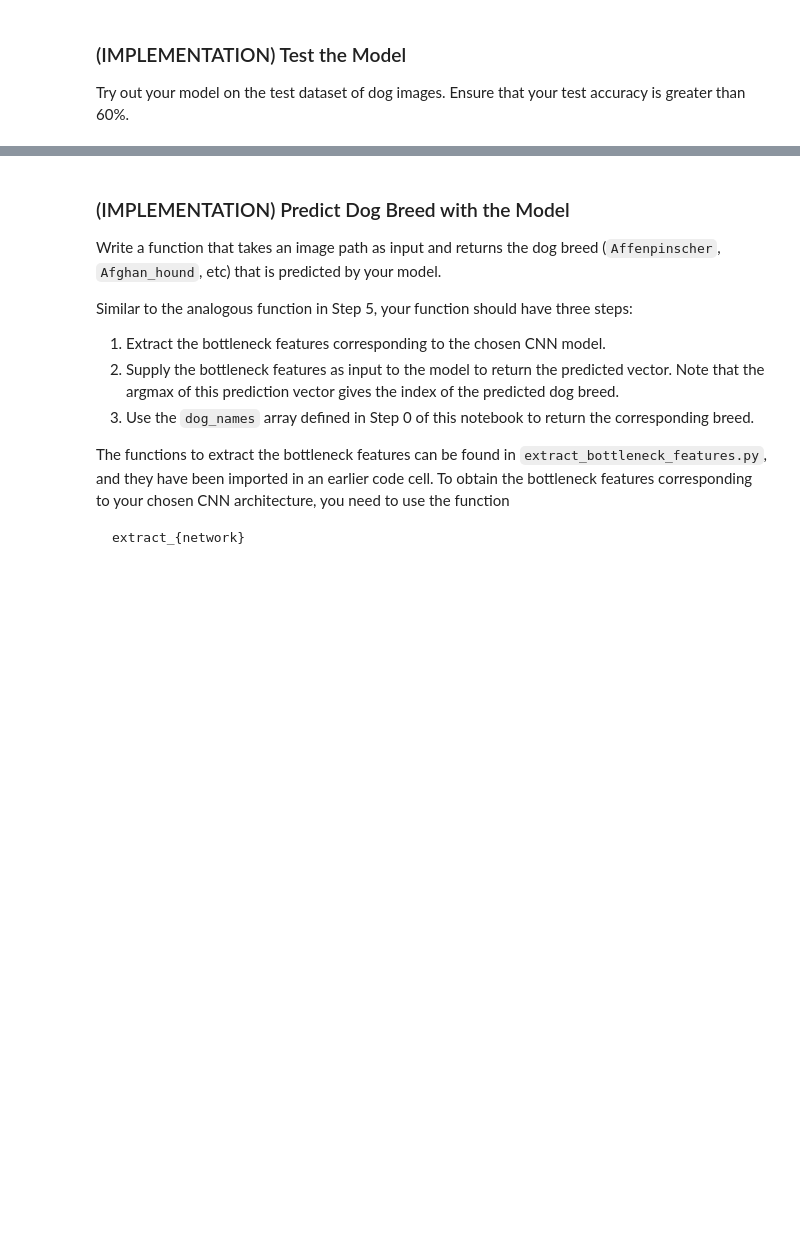
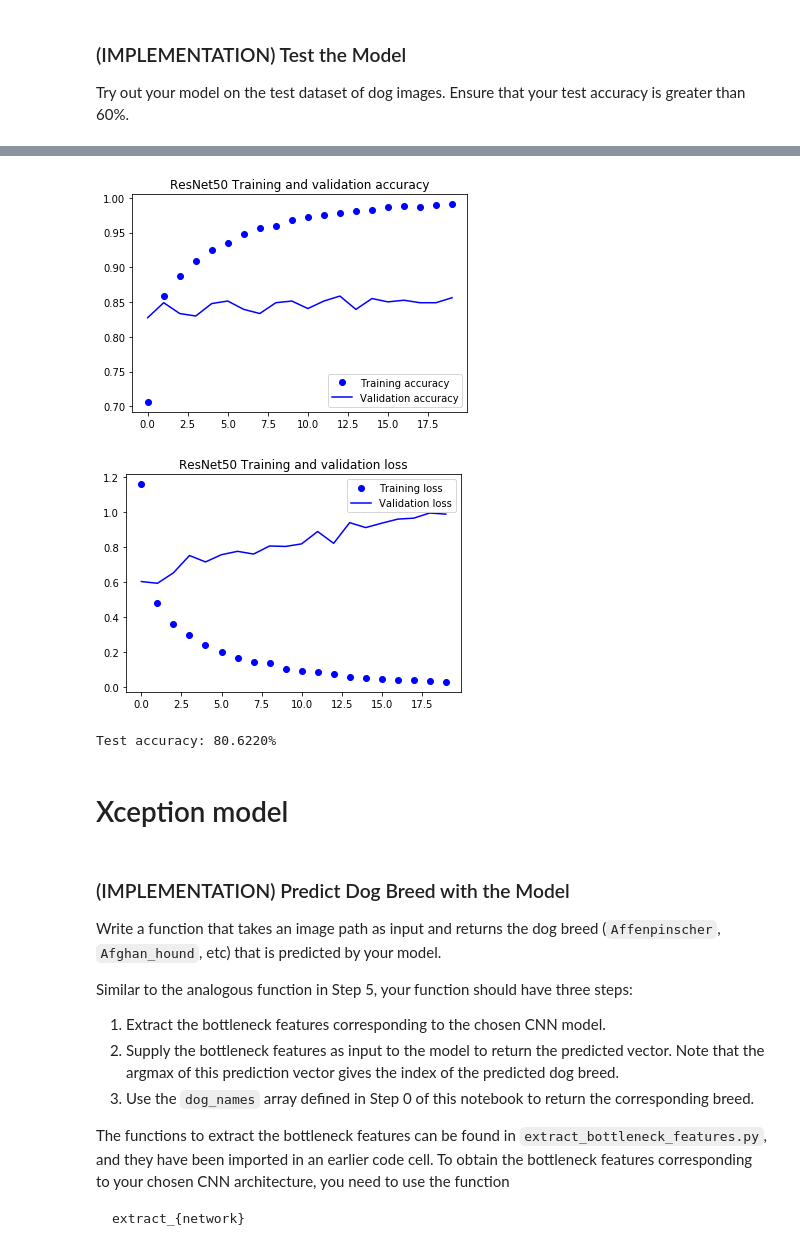
Before and after one commit to lincalexa/udacity_dog_breed, a Jupyter notebook: dog_app.ipynb, the cells around one changed output, grey strips where cells are left out. Saved outputs shown, nothing was run; the diff lists cells and outputs as text; code cells hidden in the pictures; blank space fills up the shorter version.

Commit message:
fix issue with glob import and add additional transfer learning models

```diff
--- a/dog_app.ipynb
+++ b/dog_app.ipynb
@@ -947,0 +950,13 @@ Test accuracy: 81.3397%
+# %%
+### TODO: Obtain bottleneck features from another pre-trained CNN.
+bottleneck_features = np.load('bottleneck_features/DogInceptionV3Data.npz')
+train_InceptionV3 = bottleneck_features['train']
+valid_InceptionV3 = bottleneck_features['valid']
+test_InceptionV3 = bottleneck_features['test']
+# %%
+### TODO: Define your architecture.
+InceptionV3_model = Sequential()
+InceptionV3_model.add(GlobalAveragePooling2D(input_shape=train_InceptionV3.shape[1:]))
+InceptionV3_model.add(Dense(133, activation='softmax'))
+
+InceptionV3_model.summary()
@@ -947,0 +975,12 @@ Test accuracy: 81.3397%
+# %%
+### TODO: Compile the model.
+InceptionV3_model.compile(loss='categorical_crossentropy', optimizer='rmsprop', metrics=['accuracy'])
+# %%
+### TODO: Train the model.
+
+checkpointer = ModelCheckpoint(filepath='saved_models/weights.best.InceptionV3.hdf5',
+                               verbose=1, save_best_only=True)
+
+InceptionV3_hist = InceptionV3_model.fit(train_InceptionV3, train_targets,
+          validation_data=(valid_InceptionV3, valid_targets),
+          epochs=20, batch_size=20, callbacks=[checkpointer], verbose=1)
@@ -947,0 +1005,19 @@ Test accuracy: 81.3397%
+# %%
+accuracy = InceptionV3_hist.history['acc']
+val_accuracy = InceptionV3_hist.history['val_acc']
+loss = InceptionV3_hist.history['loss']
+val_loss = InceptionV3_hist.history['val_loss']
+epochs = range(len(accuracy))
+plt.plot(epochs, accuracy, 'bo', label='Training accuracy')
+plt.plot(epochs, val_accuracy, 'b', label='Validation accuracy')
+plt.title('ResNet50 Training and validation accuracy')
+plt.legend()
+plt.figure()
+plt.plot(epochs, loss, 'bo', label='Training loss')
+plt.plot(epochs, val_loss, 'b', label='Validation loss')
+plt.title('ResNet50 Training and validation loss')
+plt.legend()
+plt.show()
+# %% [output]
+[figure, added]
+[figure, added]
@@ -947,0 +1027,12 @@ Test accuracy: 81.3397%
+# %%
+### TODO: Calculate classification accuracy on the test dataset.
+# get index of predicted dog breed for each image in test set
+InceptionV3_predictions = [np.argmax(InceptionV3_model.predict(np.expand_dims(feature, axis=0))) for feature in test_InceptionV3]
+
+# report test accuracy
+test_accuracy = 100*np.sum(np.array(InceptionV3_predictions)==np.argmax(test_targets, axis=1))/len(InceptionV3_predictions)
+print('Test accuracy: %.4f%%' % test_accuracy)
+# %% [output]
+Test accuracy: 80.6220%
+# %% [markdown]
+# Xception model
```
Also changed, not shown: parts of 26 cells of this notebook.
